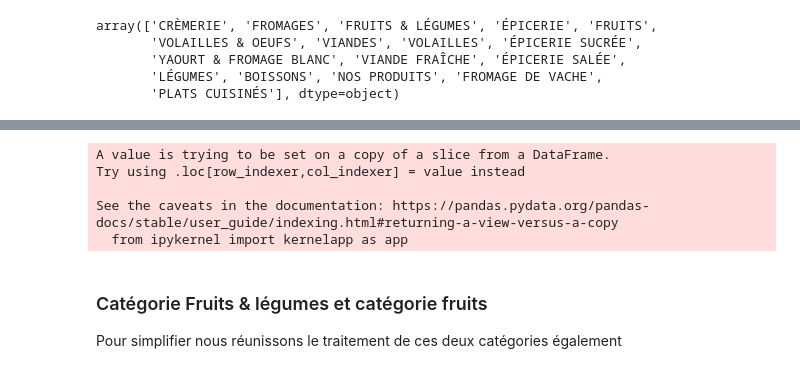
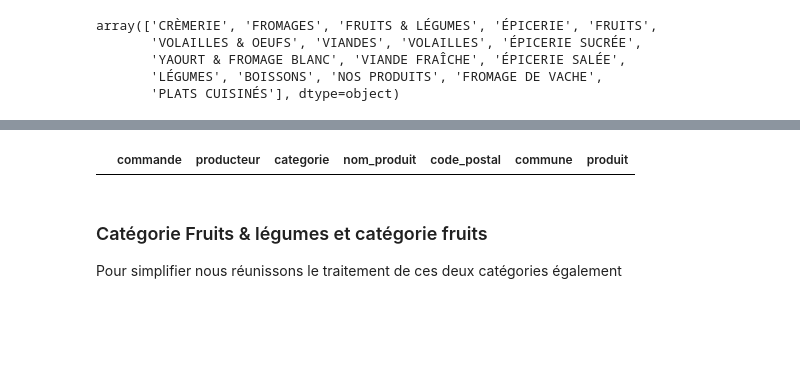
Before and after one commit to Kesskisspass/etxaldebot, a Jupyter notebook: recommandation/etxaldebot.ipynb, the cells around one changed output, grey strips where cells are left out. Saved outputs shown, nothing was run; the diff lists cells and outputs as text; code cells hidden in the pictures; blank space fills up the shorter version.

```diff
--- a/recommandation/etxaldebot.ipynb
+++ b/recommandation/etxaldebot.ipynb
@@ -152,5 +171,6 @@ On peut réduire le nombre actuels de produits de 24 à 7
 # %%
-def create_product(nom):
+def product_cremerie_yaourt(row):
+    nom = row.nom_produit
     nom = nom.lower()
     if 'yaourt' in nom:
         return 'yaourt'
@@ -166,5 +186,7 @@ def create_product(nom):
         return 'creme fraiche'
     elif 'lait' in nom:
         return 'lait'
+    else:
+        return 'erreur'
 
-df['produit'] = df[df.categorie == 'CRÈMERIE']['nom_produit'].apply(create_product)
+df_cremerie_yaourt['produit'] = df_cremerie_yaourt.apply(product_cremerie_yaourt, axis=1)
@@ -205,5 +211,8 @@ df[filtre]
+# %%
+df_fromage = df[filtre].copy()
 # %%
-def create_fromage(nom):
+def product_fromage(row):
+    nom = row.nom_produit
     nom = nom.lower()
     if 'fromage de brebis fermier' in nom:
         return 'fromage de brebis fermier'
@@ -213,17 +222,17 @@ def create_fromage(nom):
         return 'tomme de vache fraîche'
     elif 'fromage de vache affiné' in nom:
         return 'fromage de vache affiné'
+    elif 'sarrin' in nom or 'espil' in nom or 'garralda' in nom or 'ixuri' in nom or'xedarri' in nom or 'manex' in nom or 'patin' in nom or 'etxebazter' in nom:
+        return 'fromage de chèvre'
     else:
-        return 'fromage de chèvre'
+        return 'erreur'
 
 
-df['produit'] = df[filtre]['nom_produit'].apply(create_fromage)
+df_fromage['produit'] = df_fromage.apply(product_fromage, axis = 1)
-# %% [output]
-A value is trying to be set on a copy of a slice from a DataFrame.
-Try using .loc[row_indexer,col_indexer] = value instead
-
-See the caveats in the documentation: https://pandas.pydata.org/pandas-docs/stable/user_guide/indexing.html#returning-a-view-versus-a-copy
-  from ipykernel import kernelapp as app
+# %%
+df_fromage[df_fromage.produit == 'erreur']
+# %% [output]
+|  | commande | producteur | categorie | nom_produit | code_postal | commune | produit |
 # %% [markdown]
 ### Catégorie Fruits & légumes et catégorie fruits
 Pour simplifier nous réunissons le traitement de ces deux catégories également
```
Also changed, not shown: parts of 39 cells of this notebook.
